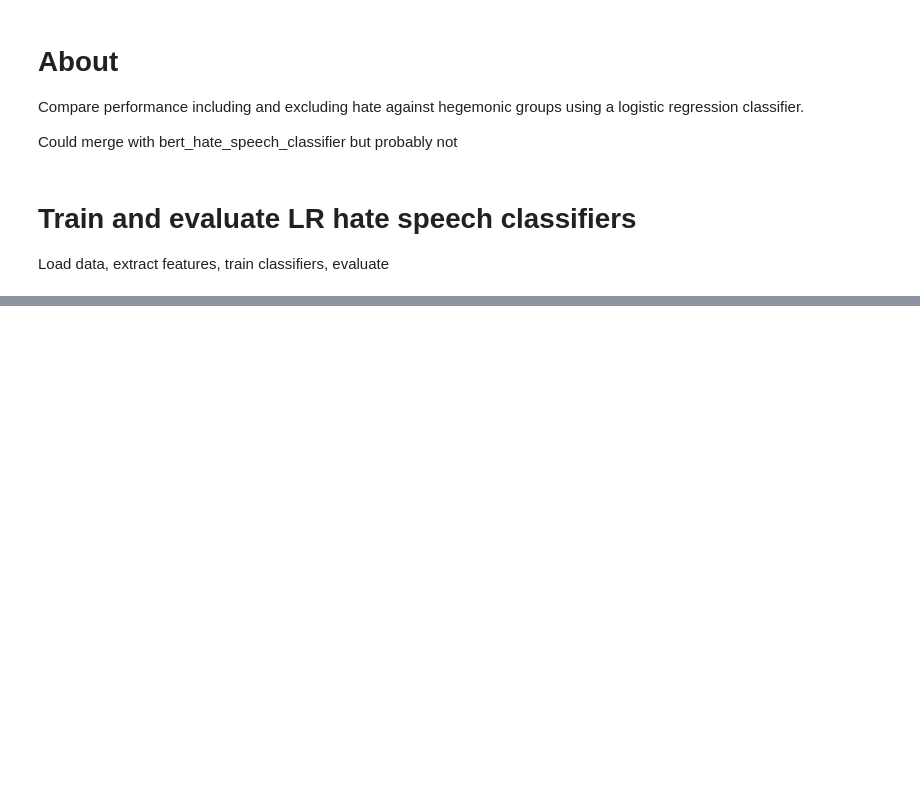
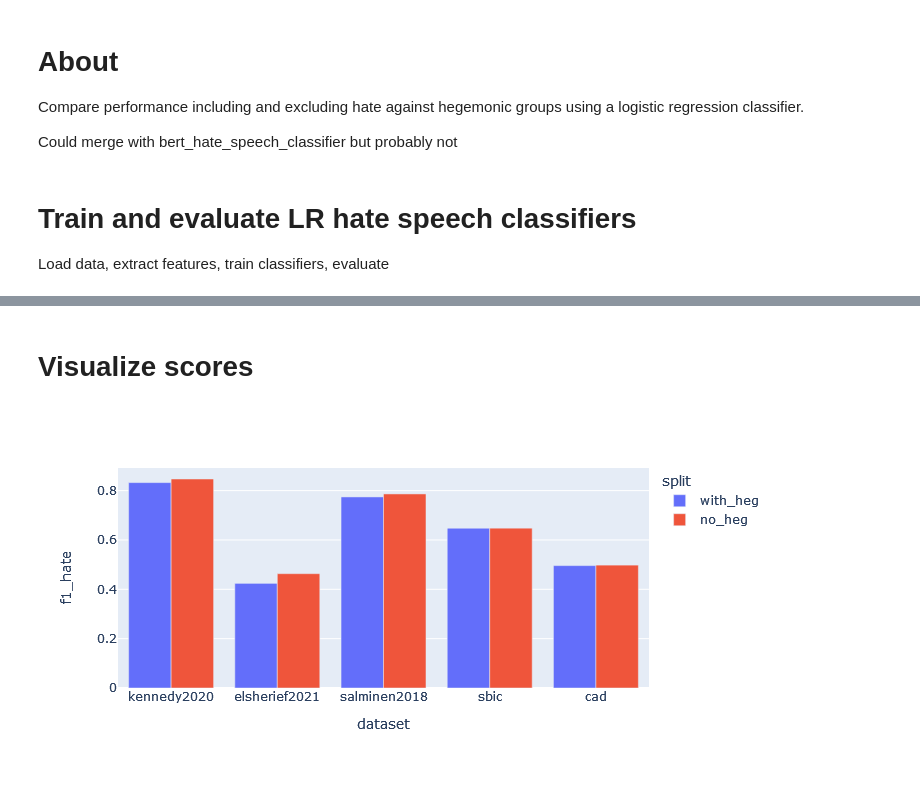
Before and after one commit to michaelmilleryoder/hate_speech_identities, a Jupyter notebook: jupyter/lr_hate_speech_classifier.ipynb, the cells around one changed output, grey strips where cells are left out. Saved outputs shown, nothing was run; the diff lists cells and outputs as text; code cells hidden in the pictures; blank space fills up the shorter version.

```diff
--- a/jupyter/lr_hate_speech_classifier.ipynb
+++ b/jupyter/lr_hate_speech_classifier.ipynb
@@ -88,0 +106,8 @@ no_heg
+# %% [markdown]
+# Visualize scores
+# %%
+import plotly.express as px
+
+px.bar(f1_scores, x='dataset', y='f1_hate', color='split', barmode='group')
+# %% [output]
+[figure, added]
```
Also changed, not shown: parts of 2 cells of this notebook, 1 other file.
